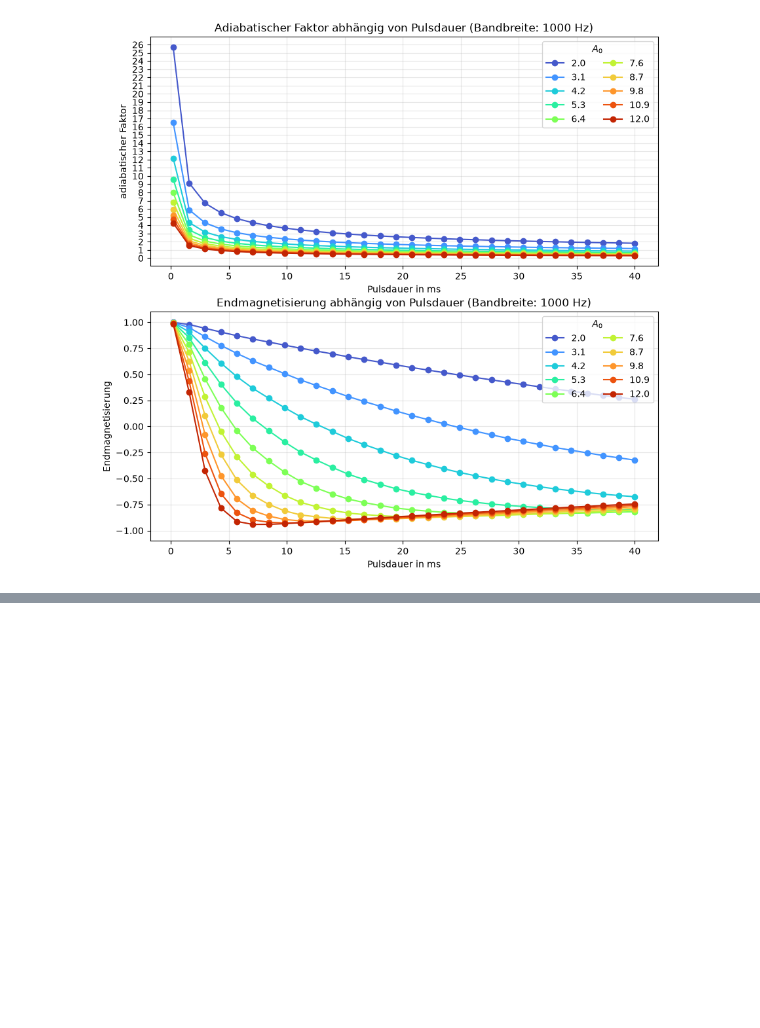
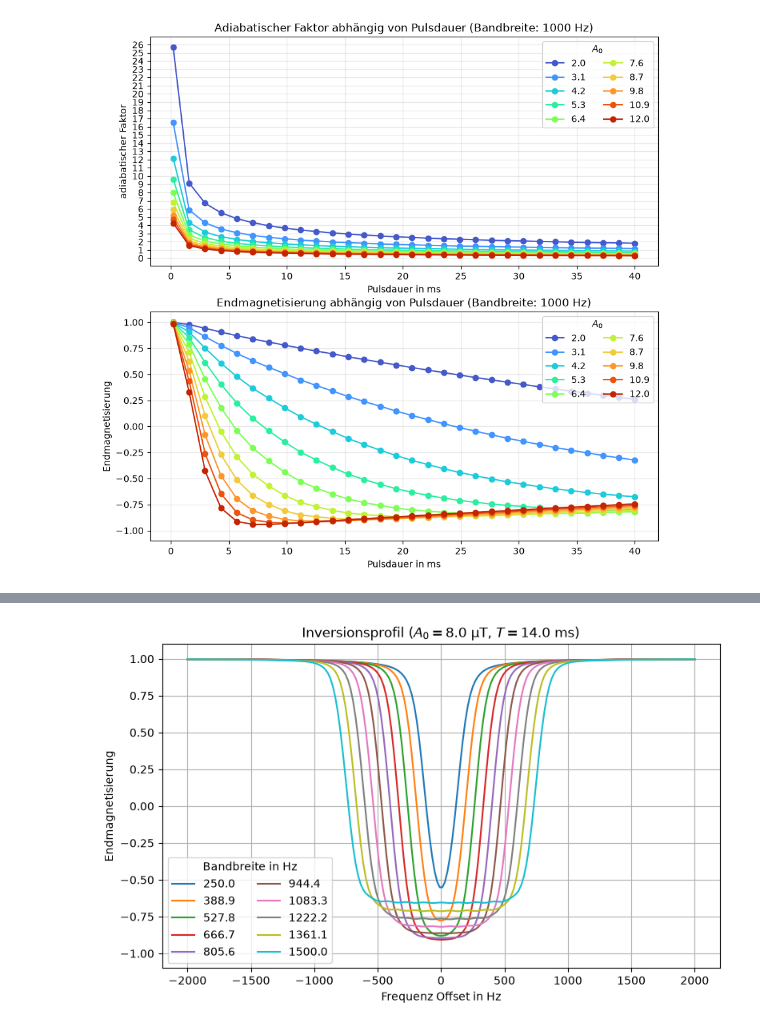
Before and after one commit to viola-schumann/Bloch-hyperbolic-secant, a Jupyter notebook: Sech_Puls_neu.ipynb, the cells around one changed output, grey strips where cells are left out. Cells and saved outputs as stored; diff of their text form; code cells hidden in the pictures; blank space fills up the shorter version.

```diff
--- a/Sech_Puls_neu.ipynb
+++ b/Sech_Puls_neu.ipynb
@@ -449,0 +479,29 @@ plt.show()
+# %%
+# Variation Bandbreite
+
+sweep_range = np.linspace(250, 1500, 10)
+delta_f_range = np.linspace(-2000, 2000, 200)
+
+Mz_end = np.zeros((len(sweep_range), len(delta_f_range)))
+
+for i, sweep_value in enumerate(sweep_range):
+    for j, delta_f_value in enumerate(delta_f_range):
+        solution = solve_ivp(bloch_rot, (t_start, t_end), M0, args=(A0, T_half, sweep_value, T_1, T_2, delta_f_value))
+        Mz_end[i, j] = solution.y[2, -1]
+# %%
+plt.figure(figsize=(8, 5))
+
+for i, sweep_value in enumerate(sweep_range):
+    plt.plot(delta_f_range, Mz_end[i], label=f"{sweep_value:.1f}")
+
+plt.xlabel("Frequenz Offset in Hz")
+plt.ylabel("Endmagnetisierung")
+plt.ylim(-1.1, 1.1)
+plt.title(f"Inversionsprofil ($A_0 = {A0*1e6}$ µT, $T = {2*T_half*1e3}$ ms)")
+
+plt.legend(title=r"Bandbreite in Hz", ncol=2)
+plt.grid()
+plt.tight_layout()
+plt.show()
+# %% [output]
+[figure, added]
```
Also changed, not shown: parts of 10 cells of this notebook, 10 other files.
